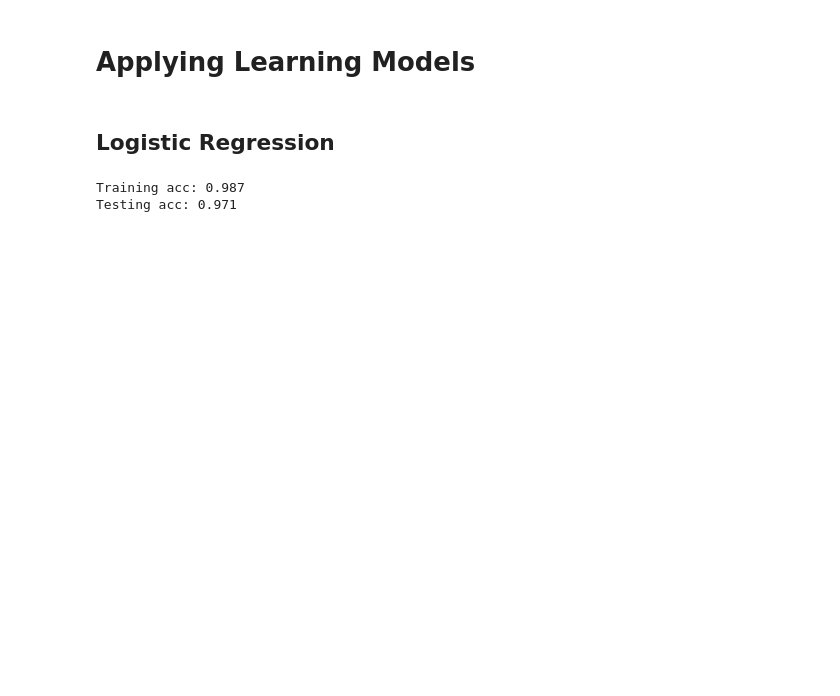
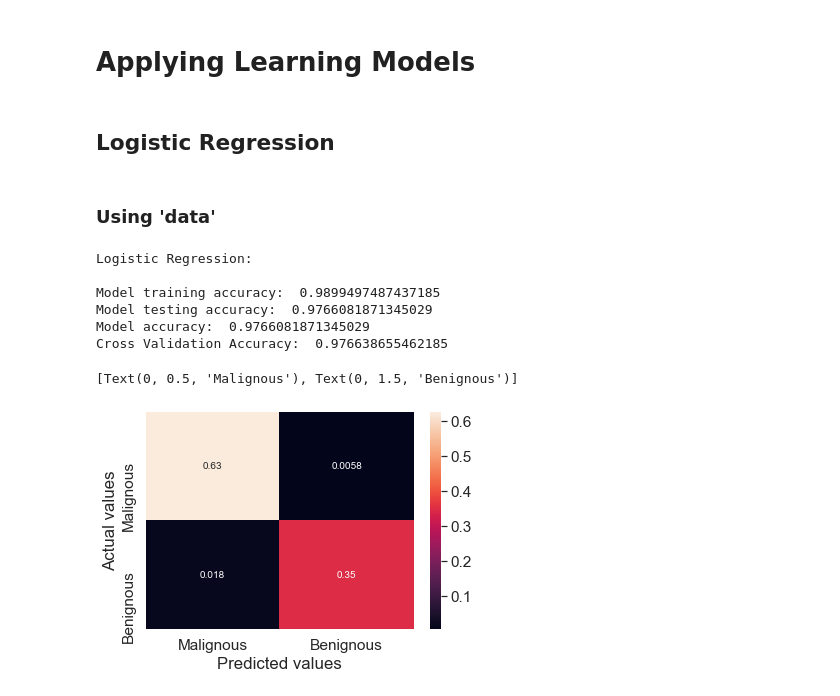
Before and after one commit to bruna-isabel/Breast-Cancer-Dataset-Analysis, a Jupyter notebook: coursework/breastcancer_predict.ipynb, the cells around one changed output. Drawn from its saved outputs; the diff is of its cells as text; code cells hidden in the pictures; blank space fills up the shorter version.

```diff
--- a/coursework/breastcancer_predict.ipynb
+++ b/coursework/breastcancer_predict.ipynb
@@ -208,6 +165,43 @@ y_test_pred = logistic_model.predict(X_test)
-# %%
-print("Training acc: {:.3f}".format(logistic_model.score(X_train, y_train)))
-print("Testing acc: {:.3f}".format(logistic_model.score(X_test, y_test)))
-# %% [output]
-Training acc: 0.987
-Testing acc: 0.971
+# %% [markdown]
+### Using 'data'
+# %%
+features = list(data.columns)
+features.remove('diagnosis')
+#Defining variables to use for training model
+X = data[features].values
+Y = data['diagnosis'].values
+#Scale X values to remove mean and improve accuracy
+standard_scaler = StandardScaler()
+X_scaled = standard_scaler.fit_transform(X)
+#Defining training and testing variables
+X_train, X_test, y_train, y_test = train_test_split(X_scaled, Y, test_size=0.3, random_state=0)
+#Training the model
+model = LogisticRegression()
+model.fit(X_train, y_train)
+y_train_pred = model.predict(X_train)
+y_test_pred = model.predict(X_test)
+#Cross Validation
+scores = cross_val_score(model, X_test, y_test, cv=5, scoring='accuracy')
+#Confusion Matrix Normalized
+c_matrix = confusion_matrix(y_test, y_test_pred, normalize='all')
+#Printing results
+print("Logistic Regression:\n")
+print("Model training accuracy: ", model.score(X_train, y_train))
+print("Model testing accuracy: ", model.score(X_test, y_test))
+print("Model accuracy: ", accuracy_score(y_test_pred, y_test))
+print("Cross Validation Accuracy: ", (scores.mean()))
+#Plot Confusion Matrix
+labels = ['Malignous', 'Benignous']
+heatmap = sns.heatmap(c_matrix, annot=True)
+heatmap.set(ylabel="Actual values", xlabel="Predicted values")
+heatmap.set_xticklabels(labels)
+heatmap.set_yticklabels(labels)
+# %% [output]
+Logistic Regression:
+
+Model training accuracy:  0.9899497487437185
+Model testing accuracy:  0.9766081871345029
+Model accuracy:  0.9766081871345029
+Cross Validation Accuracy:  0.976638655462185
+[Text(0, 0.5, 'Malignous'), Text(0, 1.5, 'Benignous')]
+[figure, added]
```
Also changed, not shown: parts of 19 cells of this notebook, 1 other file.
